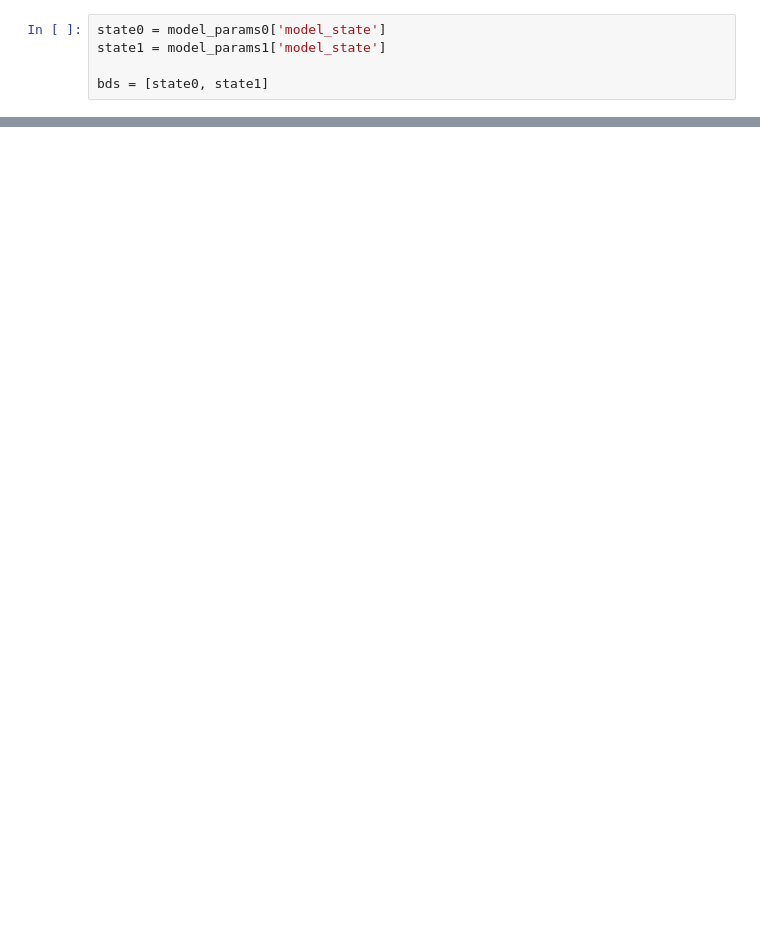
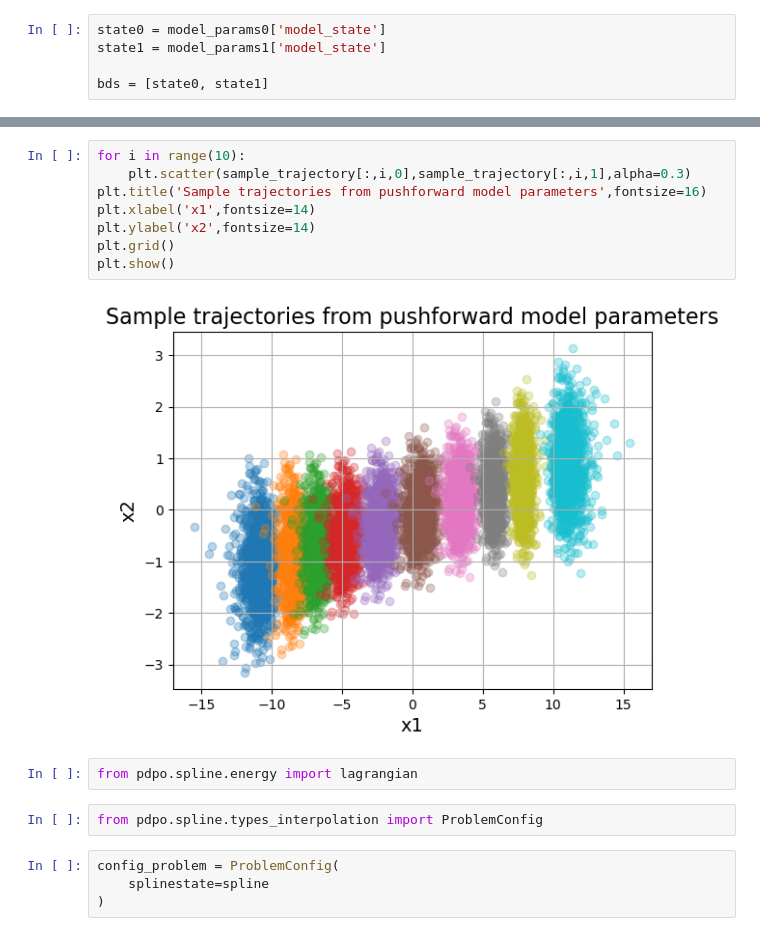
Before and after one commit to SebasGutHdz/PDPO_jax, a Jupyter notebook: pdpo/spline/test_interpolation.ipynb, the cells around one changed output, grey strips where cells are left out. Drawn from its saved outputs; the diff is of its cells as text; blank space fills up the shorter version.

```diff
--- a/pdpo/spline/test_interpolation.ipynb
+++ b/pdpo/spline/test_interpolation.ipynb
@@ -256,0 +150,18 @@ grads = grad_fn(control_points, t_controls, s_query, vf, source_data)
+# %%
+for i in range(10):
+    plt.scatter(sample_trajectory[:,i,0],sample_trajectory[:,i,1],alpha=0.3)
+plt.title('Sample trajectories from pushforward model parameters',fontsize=16)
+plt.xlabel('x1',fontsize=14)
+plt.ylabel('x2',fontsize=14)
+plt.grid()
+plt.show()
+# %% [output]
+[figure, added]
+# %%
+from pdpo.spline.energy import lagrangian
+# %%
+from pdpo.spline.types_interpolation import ProblemConfig
+# %%
+config_problem = ProblemConfig(
+    splinestate=spline
+)
```
Also changed, not shown: parts of 17 cells of this notebook, 12 other files.
